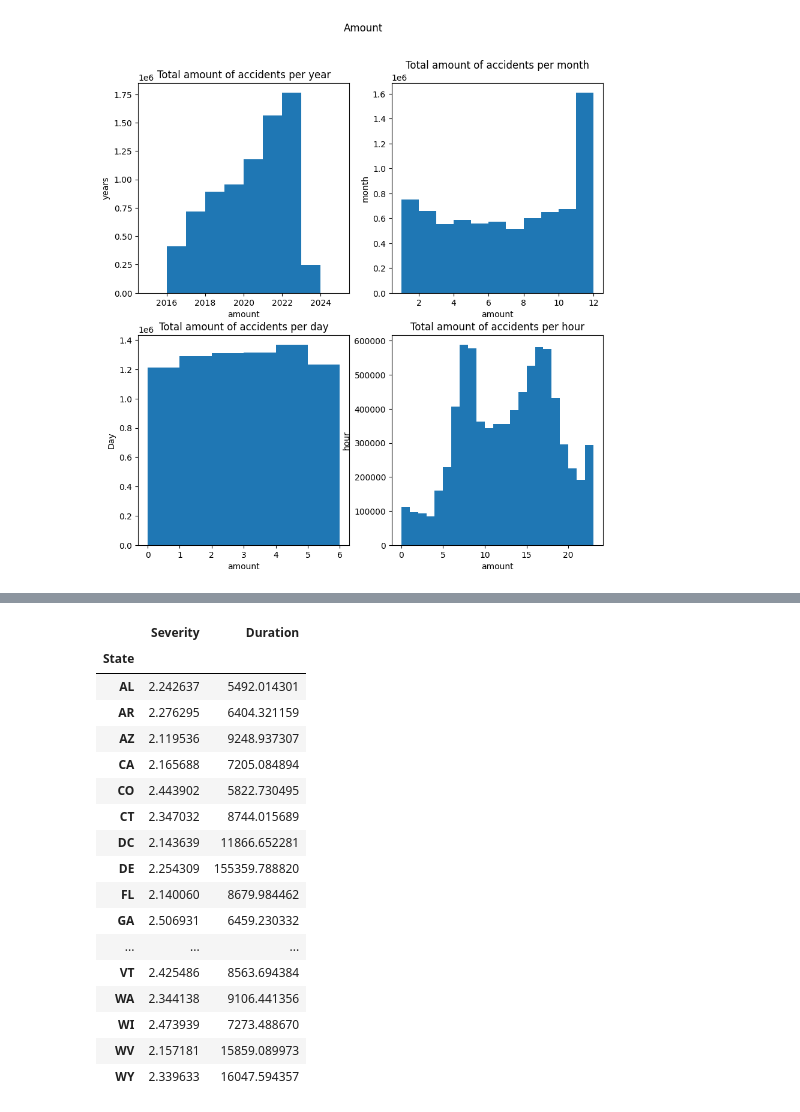
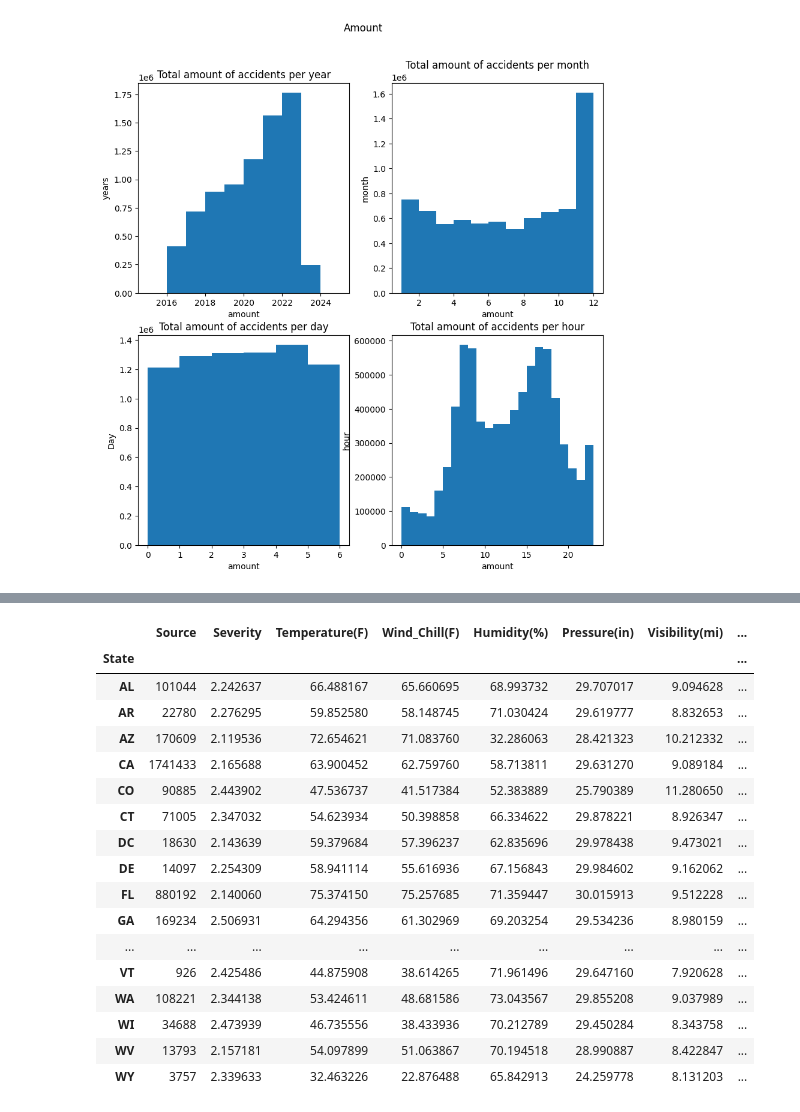
Before and after one commit to 31foan1dpt/DataAnalytics, a Jupyter notebook: Mindestanforderung_2.ipynb, the cells around one changed output, grey strips where cells are left out. Drawn from its saved outputs; the diff is of its cells as text; code cells hidden in the pictures.

```diff
--- a/Mindestanforderung_2.ipynb
+++ b/Mindestanforderung_2.ipynb
@@ -275,24 +288,25 @@ plt.show()
 # %%
-#grouping by county
-accidents.groupby('State').agg({'Severity':'mean', 'Duration': 'mean', })
-#
+#grouping by county and weather conditions.
+#the column source gives the amount of accidents per state.
+# --> it is possible to make statement about the cause of the accident.
+accidents.groupby('State').agg({'Source': 'count' ,'Severity': 'mean', 'Temperature(F)':'mean', 'Wind_Chill(F)': 'mean', 'Humidity(%)': 'mean', 'Pressure(in)': 'mean', 'Visibility(mi)': 'mean', 'Wind_Speed(mph)': 'mean'})
 # %% [output]
-|  | Severity | Duration |
-| State |  |  |
-| AL | 2.242637 | 5492.014301 |
-| AR | 2.276295 | 6404.321159 |
-| AZ | 2.119536 | 9248.937307 |
-| CA | 2.165688 | 7205.084894 |
-| CO | 2.443902 | 5822.730495 |
-| CT | 2.347032 | 8744.015689 |
-| DC | 2.143639 | 11866.652281 |
-| DE | 2.254309 | 155359.788820 |
-| FL | 2.140060 | 8679.984462 |
-| GA | 2.506931 | 6459.230332 |
-| ... | ... | ... |
-| VT | 2.425486 | 8563.694384 |
-| WA | 2.344138 | 9106.441356 |
-| WI | 2.473939 | 7273.488670 |
-| WV | 2.157181 | 15859.089973 |
-| WY | 2.339633 | 16047.594357 |
+|  | Source | Severity | Temperature(F) | Wind_Chill(F) | Humidity(%) | Pressure(in) | Visibility(mi) | ... |
+| State |  |  |  |  |  |  |  | ... |
+| AL | 101044 | 2.242637 | 66.488167 | 65.660695 | 68.993732 | 29.707017 | 9.094628 | ... |
+| AR | 22780 | 2.276295 | 59.852580 | 58.148745 | 71.030424 | 29.619777 | 8.832653 | ... |
+| AZ | 170609 | 2.119536 | 72.654621 | 71.083760 | 32.286063 | 28.421323 | 10.212332 | ... |
+| CA | 1741433 | 2.165688 | 63.900452 | 62.759760 | 58.713811 | 29.631270 | 9.089184 | ... |
+| CO | 90885 | 2.443902 | 47.536737 | 41.517384 | 52.383889 | 25.790389 | 11.280650 | ... |
+| CT | 71005 | 2.347032 | 54.623934 | 50.398858 | 66.334622 | 29.878221 | 8.926347 | ... |
+| DC | 18630 | 2.143639 | 59.379684 | 57.396237 | 62.835696 | 29.978438 | 9.473021 | ... |
+| DE | 14097 | 2.254309 | 58.941114 | 55.616936 | 67.156843 | 29.984602 | 9.162062 | ... |
+| FL | 880192 | 2.140060 | 75.374150 | 75.257685 | 71.359447 | 30.015913 | 9.512228 | ... |
+| GA | 169234 | 2.506931 | 64.294356 | 61.302969 | 69.203254 | 29.534236 | 8.980159 | ... |
+| ... | ... | ... | ... | ... | ... | ... | ... | ... |
+| VT | 926 | 2.425486 | 44.875908 | 38.614265 | 71.961496 | 29.647160 | 7.920628 | ... |
+| WA | 108221 | 2.344138 | 53.424611 | 48.681586 | 73.043567 | 29.855208 | 9.037989 | ... |
+| WI | 34688 | 2.473939 | 46.735556 | 38.433936 | 70.212789 | 29.450284 | 8.343758 | ... |
+| WV | 13793 | 2.157181 | 54.097899 | 51.063867 | 70.194518 | 28.990887 | 8.422847 | ... |
+| WY | 3757 | 2.339633 | 32.463226 | 22.876488 | 65.842913 | 24.259778 | 8.131203 | ... |
 # %%
```
Also changed, not shown: parts of 4 cells of this notebook, 1 other file.
